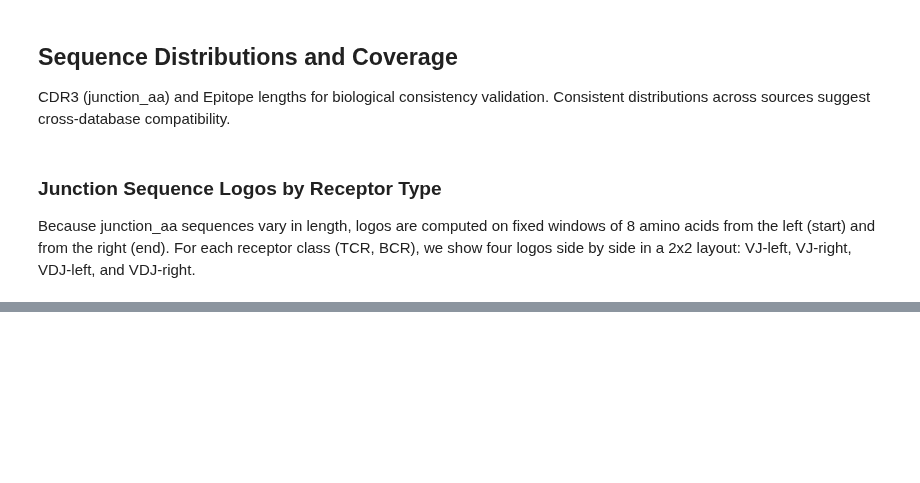
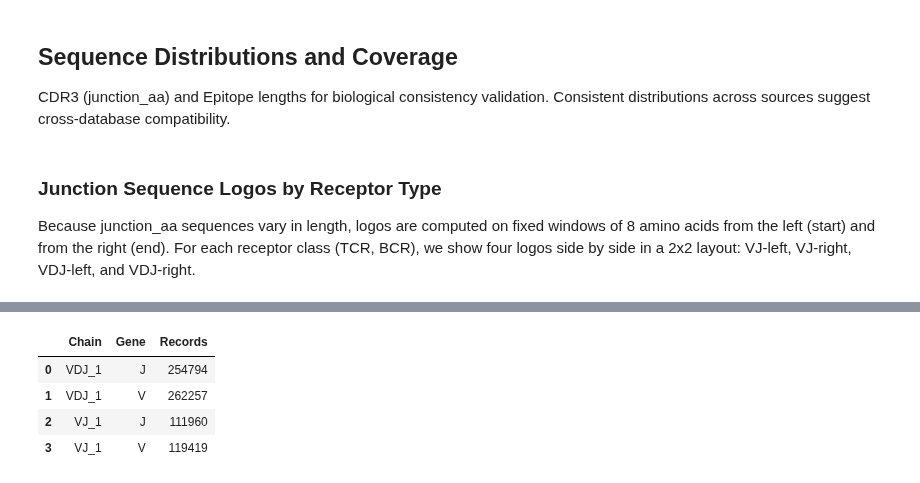
Before and after one commit to biocypher/iggytop, a Jupyter notebook: docs/source/notebooks/database_summary.ipynb, the cells around one changed output, grey strips where cells are left out. Cells and saved outputs as stored; diff of their text form; code cells hidden in the pictures; blank space fills up the shorter version.

```diff
--- a/docs/source/notebooks/database_summary.ipynb
+++ b/docs/source/notebooks/database_summary.ipynb
@@ -421,0 +429,93 @@ plot_receptor_logo_panel(df_logo.loc[mask_bcr], 'BCR')
+# %%
+# ## V/J Gene Presence and Complete-Receptor Coverage
+
+with ir.get.airr_context(adata_dedup, ["v_call", "j_call", "junction_aa"], chain=["VJ_1", "VDJ_1"]) as m:
+    df_gene = m.obs[
+        [
+            "VJ_1_v_call", "VJ_1_j_call", "VJ_1_junction_aa",
+            "VDJ_1_v_call", "VDJ_1_j_call", "VDJ_1_junction_aa",
+        ]
+    ].copy()
+
+def _is_present(series):
+    s = series.astype("string").str.strip()
+    return s.notna() & ~s.isin(["", "None", "none", "nan", "NaN", "<NA>"])
+
+presence_mask = {col: _is_present(df_gene[col]) for col in df_gene.columns}
+
+# Absolute record counts for V/J presence per chain
+gene_presence_counts = pd.DataFrame(
+    [
+        {"Chain": "VJ_1", "Gene": "V", "Records": int(presence_mask["VJ_1_v_call"].sum())},
+        {"Chain": "VJ_1", "Gene": "J", "Records": int(presence_mask["VJ_1_j_call"].sum())},
+        {"Chain": "VDJ_1", "Gene": "V", "Records": int(presence_mask["VDJ_1_v_call"].sum())},
+        {"Chain": "VDJ_1", "Gene": "J", "Records": int(presence_mask["VDJ_1_j_call"].sum())},
+    ]
+)
+
+# Unique gene counts observed (non-null) per chain/gene type
+unique_gene_counts = pd.DataFrame(
+    [
+        {
+            "Chain": "VJ_1",
+            "Gene": "V",
+            "Unique genes": int(df_gene.loc[presence_mask["VJ_1_v_call"], "VJ_1_v_call"].astype(str).nunique()),
+        },
+        {
+            "Chain": "VJ_1",
+            "Gene": "J",
+            "Unique genes": int(df_gene.loc[presence_mask["VJ_1_j_call"], "VJ_1_j_call"].astype(str).nunique()),
+        },
+        {
+            "Chain": "VDJ_1",
+            "Gene": "V",
+            "Unique genes": int(df_gene.loc[presence_mask["VDJ_1_v_call"], "VDJ_1_v_call"].astype(str).nunique()),
+        },
+        {
+            "Chain": "VDJ_1",
+            "Gene": "J",
+            "Unique genes": int(df_gene.loc[presence_mask["VDJ_1_j_call"], "VDJ_1_j_call"].astype(str).nunique()),
+        },
+    ]
+)
+
+# Records with complete V/J genes + CDR3 for both chains
+complete_mask = (
+    presence_mask["VJ_1_v_call"]
+    & presence_mask["VJ_1_j_call"]
+    & presence_mask["VJ_1_junction_aa"]
+    & presence_mask["VDJ_1_v_call"]
+    & presence_mask["VDJ_1_j_call"]
+    & presence_mask["VDJ_1_junction_aa"]
+)
+n_complete_both_chains = int(complete_mask.sum())
+pct_complete = 100 * n_complete_both_chains / adata_dedup.n_obs
+
+display(HTML("<h2>V/J Gene Presence</h2>"))
+display(gene_presence_counts.sort_values(["Chain", "Gene"]).reset_index(drop=True))
+display(unique_gene_counts.sort_values(["Chain", "Gene"]).reset_index(drop=True))
+
+fig_gene_presence = px.bar(
+    gene_presence_counts,
+    x="Chain",
+    y="Records",
+    color="Gene",
+    barmode="group",
+    text="Records",
+    title="Absolute Record Counts with V/J Gene Annotation per Chain",
+    color_discrete_sequence=px.colors.qualitative.Set2,
+)
+fig_gene_presence.update_layout(yaxis_title="Number of records")
+fig_gene_presence.show()
+
+display(
+    HTML(
+        f"""
+        <p><strong>Records with complete annotations for both chains</strong><br>
+        (V gene + J gene + CDR3 amino-acid sequence for VJ_1 and VDJ_1):</p>
+        <p style="font-size:18px;"><strong>{n_complete_both_chains:,}</strong> / {adata_dedup.n_obs:,}
+        ({pct_complete:.2f}%)</p>
+        """
+    )
+)
+# %% [output]
@@ -421,0 +523,5 @@ plot_receptor_logo_panel(df_logo.loc[mask_bcr], 'BCR')
+|  | Chain | Gene | Records |
+| 0 | VDJ_1 | J | 254794 |
+| 1 | VDJ_1 | V | 262257 |
+| 2 | VJ_1 | J | 111960 |
+| 3 | VJ_1 | V | 119419 |
```
Also changed, not shown: parts of 4 cells of this notebook.
